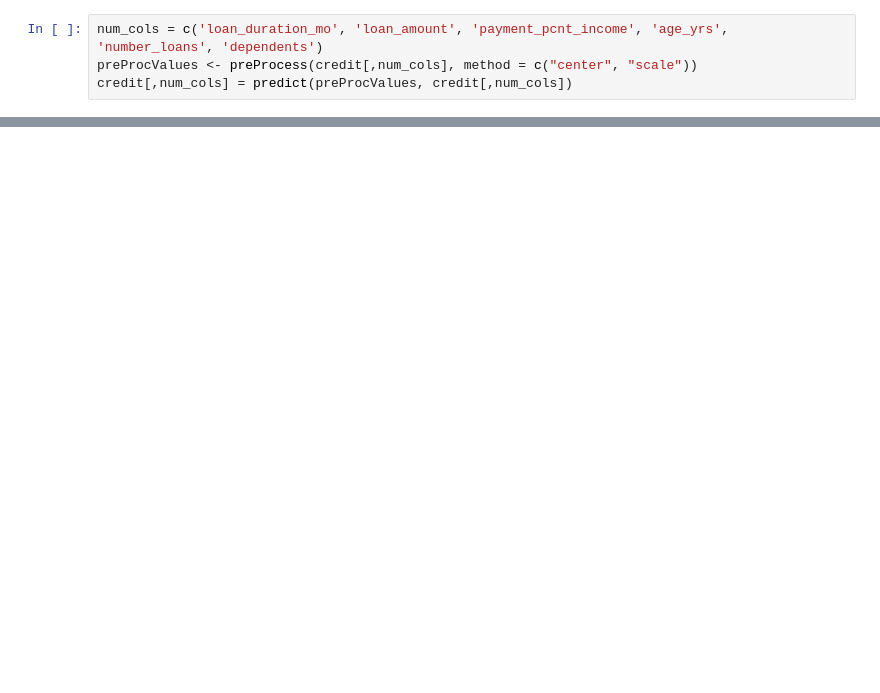
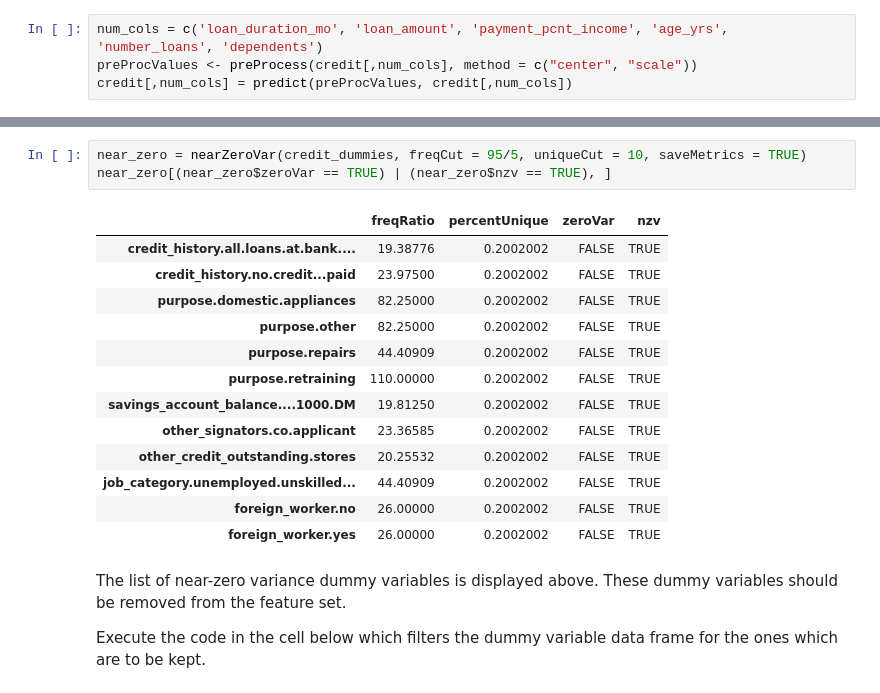
Before and after one commit to vijayraavi/Principles-of-Machine-Learning-R, a Jupyter notebook: Module5/FeatureSelection.ipynb, the cells around one changed output, grey strips where cells are left out. Cells and saved outputs as stored; diff of their text form; blank space fills up the shorter version.

```diff
--- a/Module5/FeatureSelection.ipynb
+++ b/Module5/FeatureSelection.ipynb
@@ -142,0 +113,21 @@ auto_dummies = select(auto_dummies, )
+# %%
+near_zero = nearZeroVar(credit_dummies, freqCut = 95/5, uniqueCut = 10, saveMetrics = TRUE)
+near_zero[(near_zero$zeroVar == TRUE) | (near_zero$nzv == TRUE), ]
+# %% [output]
+|  | freqRatio | percentUnique | zeroVar | nzv |
+| credit_history.all.loans.at.bank.... | 19.38776 | 0.2002002 | FALSE | TRUE |
+| credit_history.no.credit...paid | 23.97500 | 0.2002002 | FALSE | TRUE |
+| purpose.domestic.appliances | 82.25000 | 0.2002002 | FALSE | TRUE |
+| purpose.other | 82.25000 | 0.2002002 | FALSE | TRUE |
+| purpose.repairs | 44.40909 | 0.2002002 | FALSE | TRUE |
+| purpose.retraining | 110.00000 | 0.2002002 | FALSE | TRUE |
+| savings_account_balance....1000.DM | 19.81250 | 0.2002002 | FALSE | TRUE |
+| other_signators.co.applicant | 23.36585 | 0.2002002 | FALSE | TRUE |
+| other_credit_outstanding.stores | 20.25532 | 0.2002002 | FALSE | TRUE |
+| job_category.unemployed.unskilled... | 44.40909 | 0.2002002 | FALSE | TRUE |
+| foreign_worker.no | 26.00000 | 0.2002002 | FALSE | TRUE |
+| foreign_worker.yes | 26.00000 | 0.2002002 | FALSE | TRUE |
+# %% [markdown]
+The list of near-zero variance dummy variables is displayed above. These dummy variables should be removed from the feature set.
+
+Execute the code in the cell below which filters the dummy variable data frame for the ones which are to be kept.
```
Also changed, not shown: parts of 38 cells of this notebook.
